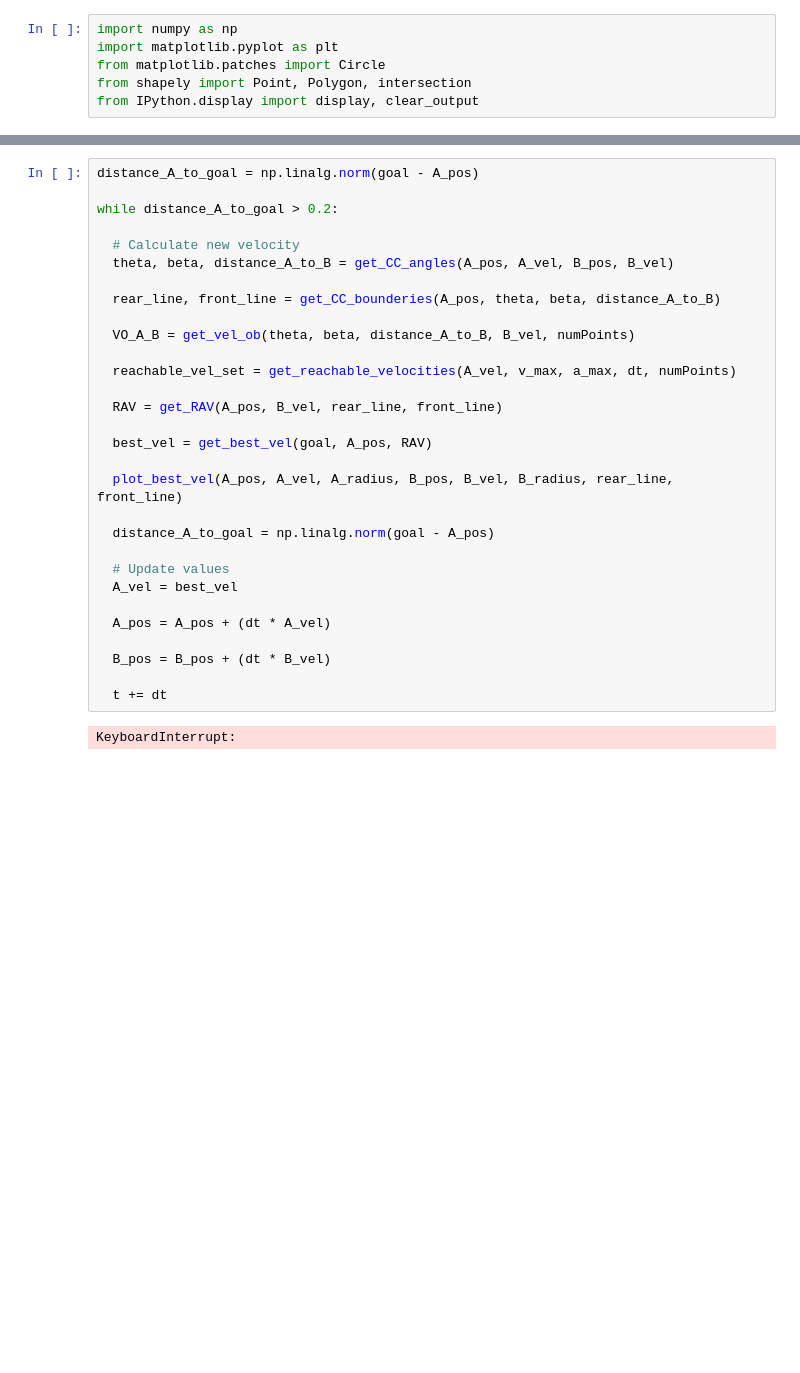
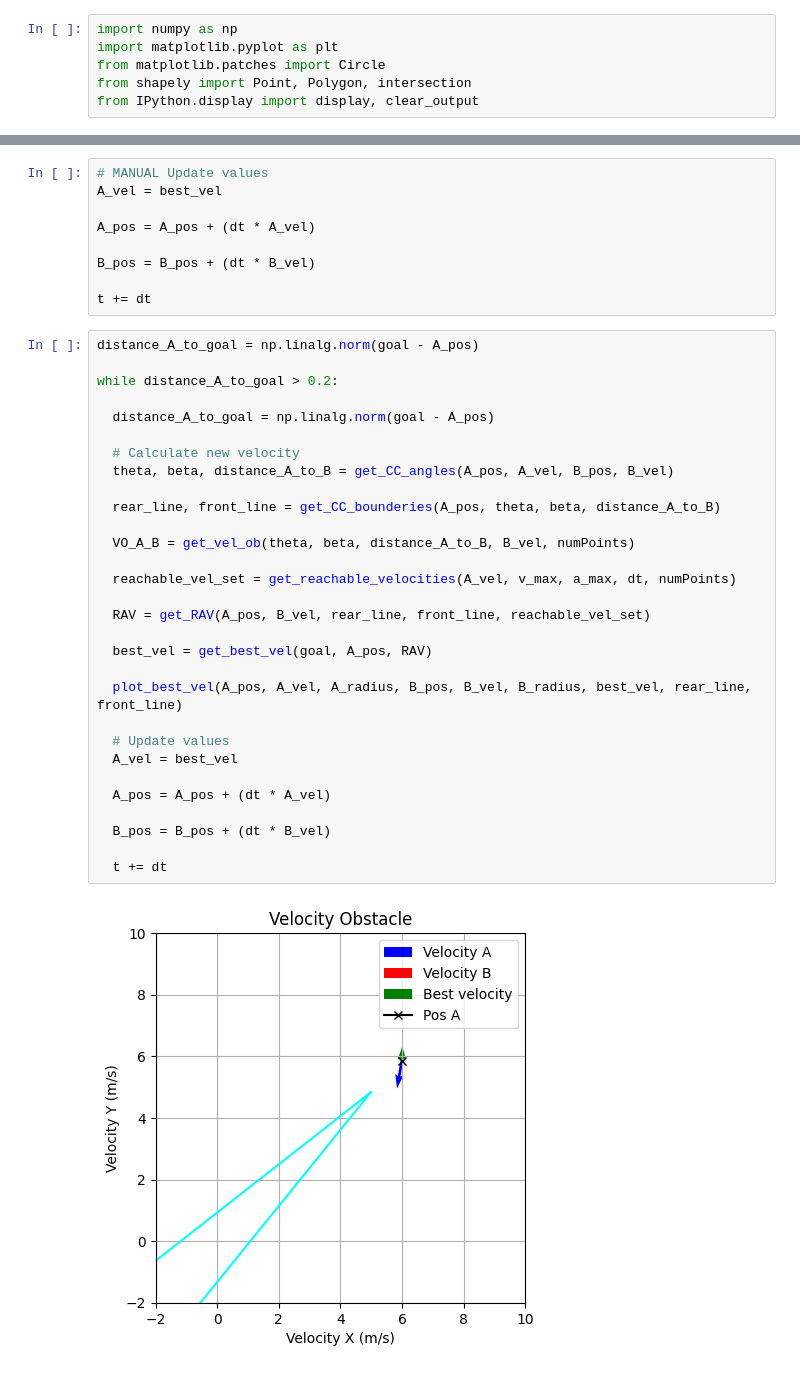
Before and after one commit to ParzivalStark/Velocity-Obstacles, a Jupyter notebook: Simulation_VO.ipynb, the cells around one changed output, grey strips where cells are left out. Saved outputs shown, nothing was run; the diff lists cells and outputs as text; blank space fills up the shorter version.

```diff
--- a/Simulation_VO.ipynb
+++ b/Simulation_VO.ipynb
@@ -264,32 +299,41 @@ plot_best_vel(A_pos, A_vel, A_radius, B_pos, B_vel, B_radius, rear_line, front_l
+# %%
+# MANUAL Update values
+A_vel = best_vel
+
+A_pos = A_pos + (dt * A_vel)
+
+B_pos = B_pos + (dt * B_vel)
+
+t += dt
 # %%
 distance_A_to_goal = np.linalg.norm(goal - A_pos)
 
 while distance_A_to_goal > 0.2:
+
+  distance_A_to_goal = np.linalg.norm(goal - A_pos)
 
   # Calculate new velocity
   theta, beta, distance_A_to_B = get_CC_angles(A_pos, A_vel, B_pos, B_vel)
 
   rear_line, front_line = get_CC_bounderies(A_pos, theta, beta, distance_A_to_B)
 
   VO_A_B = get_vel_ob(theta, beta, distance_A_to_B, B_vel, numPoints)
 
   reachable_vel_set = get_reachable_velocities(A_vel, v_max, a_max, dt, numPoints)
 
-  RAV = get_RAV(A_pos, B_vel, rear_line, front_line)
+  RAV = get_RAV(A_pos, B_vel, rear_line, front_line, reachable_vel_set)
 
   best_vel = get_best_vel(goal, A_pos, RAV)
 
-  plot_best_vel(A_pos, A_vel, A_radius, B_pos, B_vel, B_radius, rear_line, front_line)
-
-  distance_A_to_goal = np.linalg.norm(goal - A_pos)
+  plot_best_vel(A_pos, A_vel, A_radius, B_pos, B_vel, B_radius, best_vel, rear_line, front_line)
 
   # Update values
   A_vel = best_vel
 
   A_pos = A_pos + (dt * A_vel)
 
   B_pos = B_pos + (dt * B_vel)
 
   t += dt
 # %% [output]
-KeyboardInterrupt:
+[figure, added]
```
Also changed, not shown: parts of 6 cells of this notebook.
